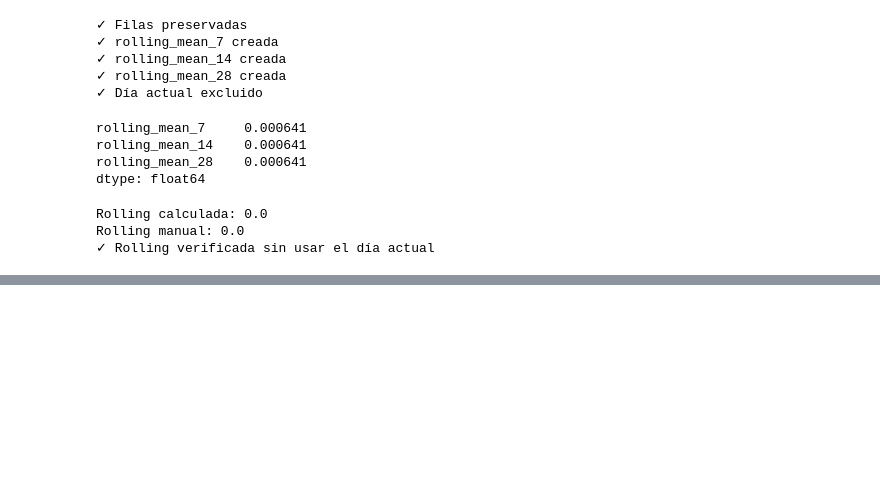
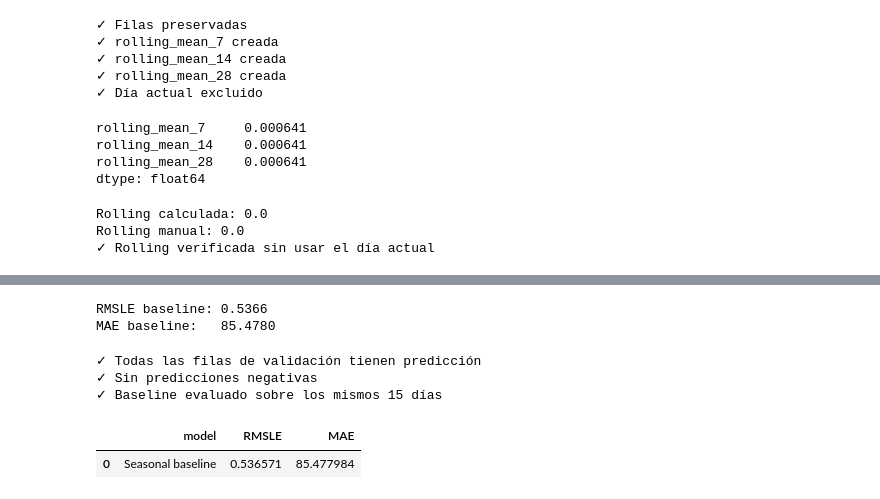
Before and after one commit to moiseslobayza/bekantor-demand-intelligence, a Jupyter notebook: notebooks/05_modeling.ipynb, the cells around one changed output, grey strips where cells are left out. Cells and saved outputs as stored; diff of their text form; code cells hidden in the pictures; blank space fills up the shorter version.

```diff
--- a/notebooks/05_modeling.ipynb
+++ b/notebooks/05_modeling.ipynb
@@ -334,0 +408,45 @@ Rolling manual: 0.0
+# %%
+baseline_rmsle = rmsle(
+    baseline_result["sales"],
+    baseline_result["pred_baseline"],
+)
+
+baseline_mae = np.mean(
+    np.abs(
+        baseline_result["sales"]
+        - baseline_result["pred_baseline"]
+    )
+)
+
+print(f"RMSLE baseline: {baseline_rmsle:.4f}")
+print(f"MAE baseline:   {baseline_mae:.4f}")
+# %% [output]
+RMSLE baseline: 0.5366
+MAE baseline:   85.4780
+# %%
+assert len(baseline_result) == len(validation)
+
+assert baseline_result["pred_baseline"].notna().all()
+
+assert (baseline_result["pred_baseline"] >= 0).all()
+
+print("✓ Todas las filas de validación tienen predicción")
+print("✓ Sin predicciones negativas")
+print("✓ Baseline evaluado sobre los mismos 15 días")
+# %% [output]
+✓ Todas las filas de validación tienen predicción
+✓ Sin predicciones negativas
+✓ Baseline evaluado sobre los mismos 15 días
+# %%
+model_results = pd.DataFrame([
+    {
+        "model": "Seasonal baseline",
+        "RMSLE": baseline_rmsle,
+        "MAE": baseline_mae,
+    }
+])
+
+model_results
+# %% [output]
+|  | model | RMSLE | MAE |
+| 0 | Seasonal baseline | 0.536571 | 85.477984 |
```
Also changed, not shown: parts of 3 cells of this notebook.
